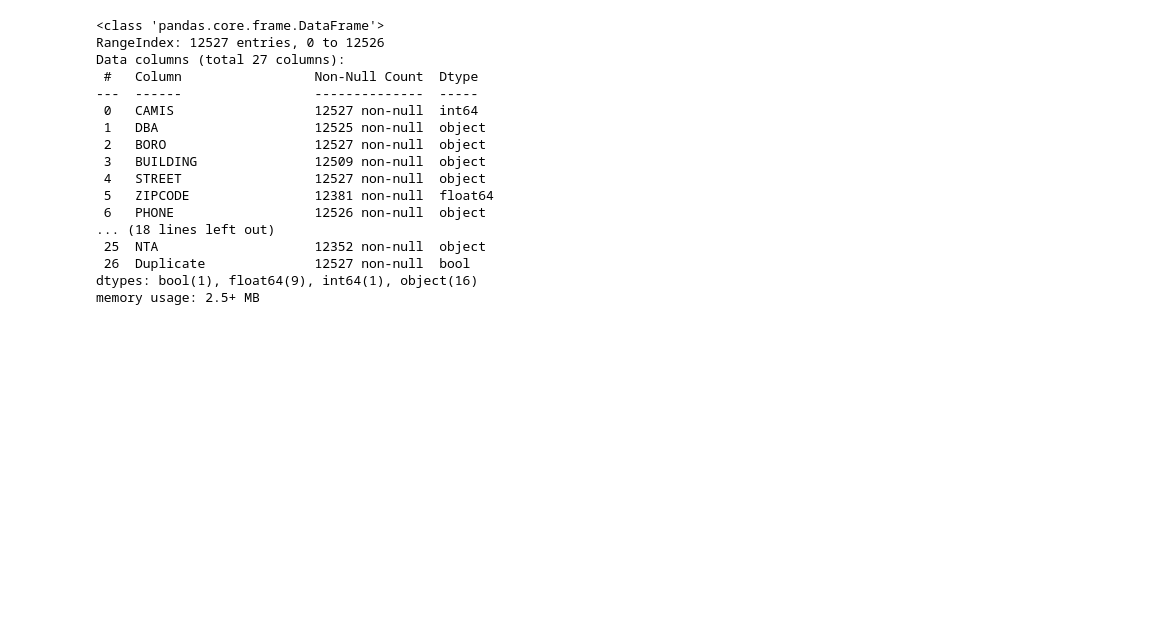
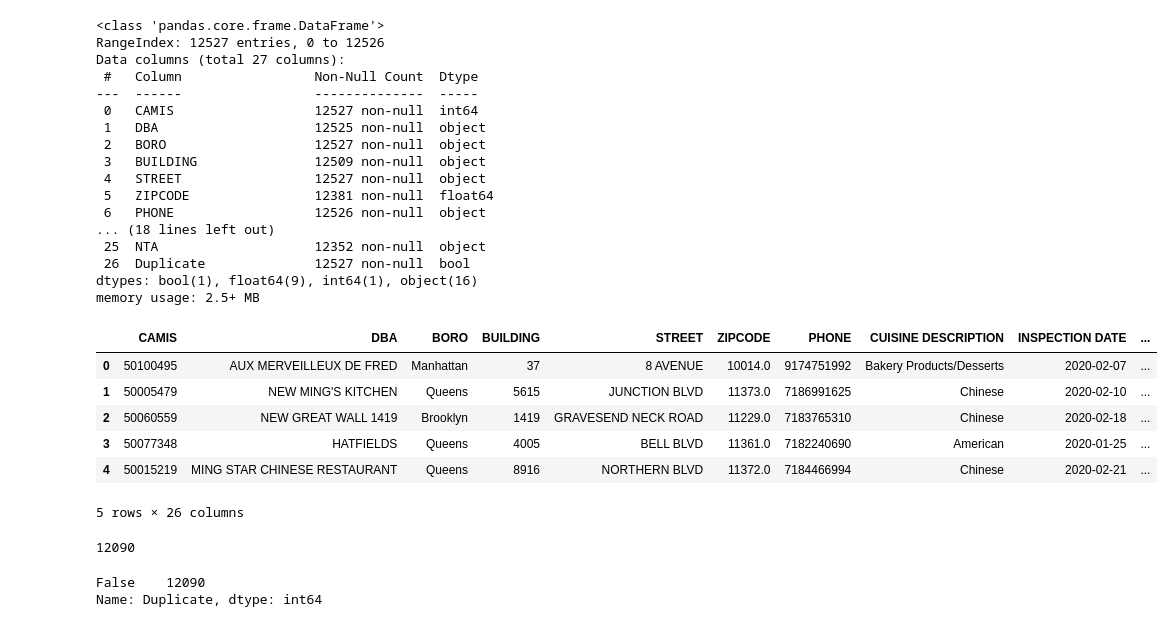
Before and after one commit to meetk5/Team-Project3, a Jupyter notebook: DataCleaning.ipynb, the cells around one changed output. Drawn from its saved outputs; the diff is of its cells as text; code cells hidden in the pictures; blank space fills up the shorter version.

```diff
--- a/DataCleaning.ipynb
+++ b/DataCleaning.ipynb
@@ -54,3 +54,18 @@ new_db = rest_db.dropna()
 new_db.to_csv("Data/cleaned_db2.csv", index = False)
 # %%
 new_db.to_json("Data/cleaned_db2.json")
+# %%
+rest_df1 = pd.read_excel("DOHMH_NYC_Restaurant_Inspection_Aug21.xlsx")
+rest_df1.head()
+# %% [output]
+|  | CAMIS | DBA | BORO | BUILDING | STREET | ZIPCODE | PHONE | CUISINE DESCRIPTION | INSPECTION DATE | ... |
+| 0 | 50100495 | AUX MERVEILLEUX DE FRED | Manhattan | 37 | 8 AVENUE | 10014.0 | 9174751992 | Bakery Products/Desserts | 2020-02-07 | ... |
+| 1 | 50005479 | NEW MING'S KITCHEN | Queens | 5615 | JUNCTION BLVD | 11373.0 | 7186991625 | Chinese | 2020-02-10 | ... |
+| 2 | 50060559 | NEW GREAT WALL 1419 | Brooklyn | 1419 | GRAVESEND NECK ROAD | 11229.0 | 7183765310 | Chinese | 2020-02-18 | ... |
+| 3 | 50077348 | HATFIELDS | Queens | 4005 | BELL BLVD | 11361.0 | 7182240690 | American | 2020-01-25 | ... |
+| 4 | 50015219 | MING STAR CHINESE RESTAURANT | Queens | 8916 | NORTHERN BLVD | 11372.0 | 7184466994 | Chinese | 2020-02-21 | ... |
+5 rows × 26 columns
+# %%
+len(rest_df1)
+# %% [output]
+12090
@@ -56,0 +74,5 @@ new_db.to_json("Data/cleaned_db2.json")
+# %%
+rest_df1["Duplicate"].value_counts()
+# %% [output]
+False    12090
+Name: Duplicate, dtype: int64
```
Also changed, not shown: parts of 8 cells of this notebook, 3 other files.
